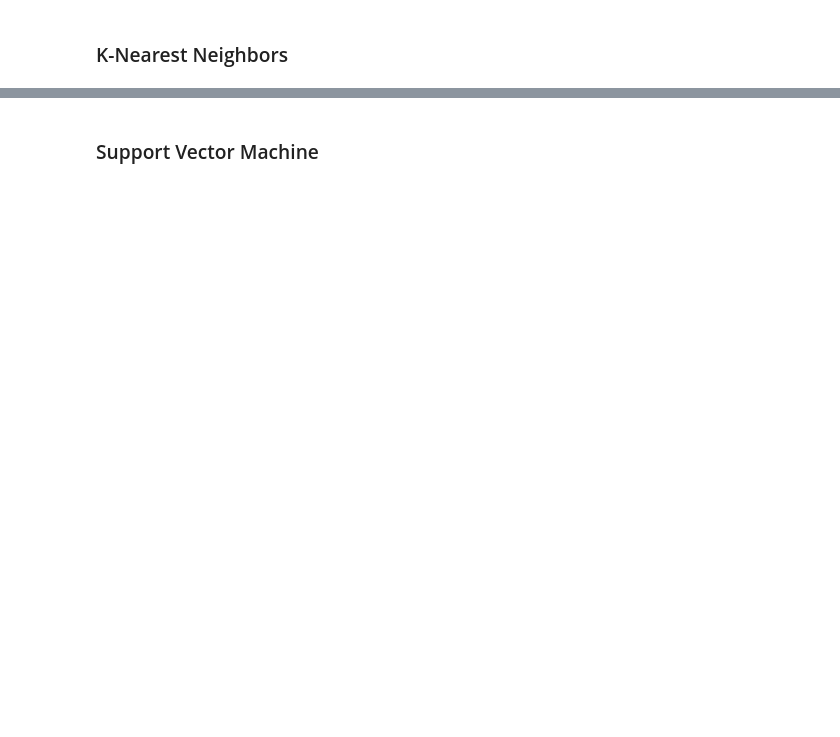
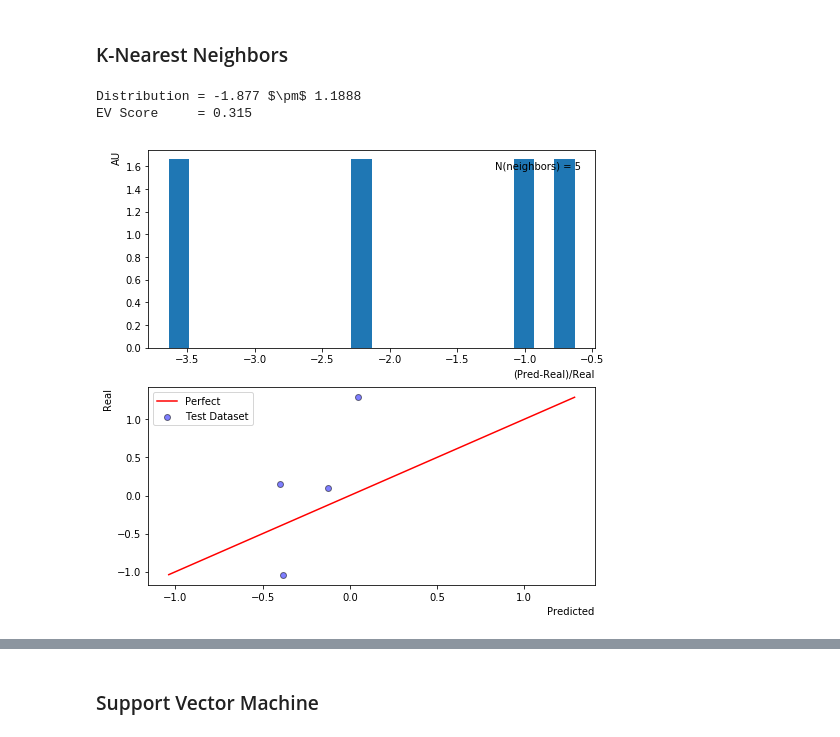
Before and after one commit to demarley/figment, a Jupyter notebook: fantasy-football/python/1-fantasy-football.ipynb, the cells around one changed output, grey strips where cells are left out. Saved outputs shown, nothing was run; the diff lists cells and outputs as text; code cells hidden in the pictures; blank space fills up the shorter version.

```diff
--- a/fantasy-football/python/1-fantasy-football.ipynb
+++ b/fantasy-football/python/1-fantasy-football.ipynb
@@ -105,7 +245,8 @@ With all of the data nicely organized into a SQLite database, let's use pandas t
+# %%
+features = [i for i in df_proper.columns.values if i.endswith("_mean")]
 # %%
-df  = df.fillna(-1)
-tmp = df.sample(frac=1) # shuffle the dataframe rows
-tts = train_test_split(df[features].values,\
-                       df['SalePrice'].values, \
+tmp = df_proper.sample(frac=1) # shuffle the dataframe rows
+tts = train_test_split(df_proper[features].values,\
+                       df_proper['passing_yds'].values, \
                        test_size=0.25)
 X_train,X_test,Y_train,Y_test = tts
@@ -125,8 +290,8 @@ scaler_target.fit(Y_train.reshape(-1,1))
 # %%
 # Scale values
 X_test_scale  = scaler.transform(X_test)
-Y_test_scale  = scaler_target.transform([Y_test])
+Y_test_scale  = scaler_target.transform([Y_test])[0]
 X_train_scale = scaler.transform(X_train)
-Y_train_scale = scaler_target.transform([Y_train])
+Y_train_scale = scaler_target.transform([Y_train])[0]
 # %% [markdown]
 ### K-Nearest Neighbors
@@ -136,5 +303,32 @@ n_neighbors = 5
 weights = 'uniform'
 
 knn  = neighbors.KNeighborsRegressor(n_neighbors, weights=weights)
-fknn = knn.fit(X_train, Y_train)
-predictions = fknn.predict(X_test)
+fknn = knn.fit(X_train_scale, Y_train_scale)
+predictions = fknn.predict(X_test_scale)
+# %%
+X_val = X_test_scale.copy()
+values = np.divide((np.asarray(predictions) - Y_test_scale),Y_test_scale)
+
+fig,ax = plt.subplots(2,1,figsize=(8,8))
+
+plt.subplot(2,1,1)
+plt.hist(values,bins=20,normed=True)
+plt.xlabel("(Pred-Real)/Real",position=(1,0),ha='right')
+plt.ylabel("AU",position=(0,1),ha='right')
+plt.text(0.97,0.90,"N(neighbors) = {0}".format(n_neighbors),ha='right',transform=ax[0].transAxes)
+
+plt.subplot(2,1,2)
+plt.scatter(predictions,Y_test_scale,color='b',edgecolor='k',alpha=0.5,label="Test Dataset");
+plt.plot(Y_test_scale,Y_test_scale,color='r',label="Perfect")
+plt.xlabel("Predicted",position=(1,0),ha='right')
+plt.ylabel("Real",position=(0,1),ha='right')
+plt.legend()
+
+evs = explained_variance_score(Y_test_scale,predictions)
+
+print(r"Distribution = {0:.3f} $\pm$ {1:.4f}".format(np.mean(values),np.std(values)))
+print(r"EV Score     = {0:.3f}".format(evs))
+# %% [output]
+Distribution = -1.877 $\pm$ 1.1888
+EV Score     = 0.315
+[figure, added]
```
Also changed, not shown: parts of 37 cells of this notebook.
